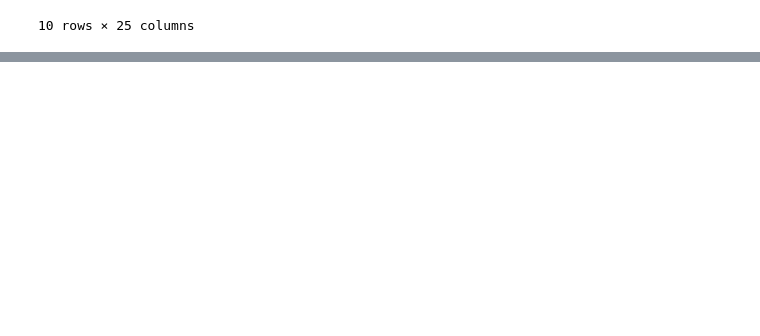
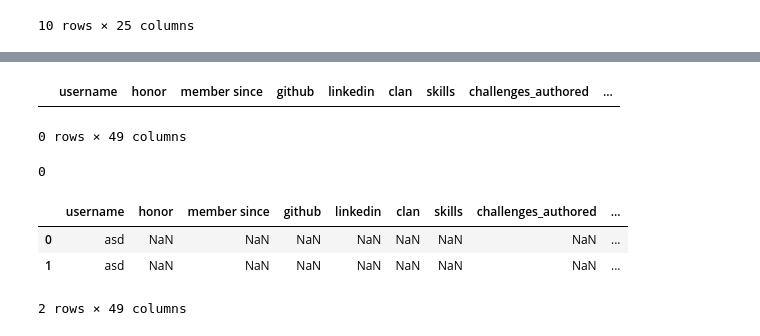
Before and after one commit to albertogcmr/final-project-codewars-ih, a Jupyter notebook: source/codewars-leaderboard.ipynb, the cells around one changed output, grey strips where cells are left out. Drawn from its saved outputs; the diff is of its cells as text; code cells hidden in the pictures; blank space fills up the shorter version.

Commit message:
get all languages

```diff
--- a/source/codewars-leaderboard.ipynb
+++ b/source/codewars-leaderboard.ipynb
@@ -183,7 +183,8 @@ def get_user_api(user='albertogcmr'):
     url = 'https://www.codewars.com/api/v1/users/{}'.format(user)
     response = requests.get(url)
     return response.json()
-get_user_api()
+alberto = get_user_api()
+alberto
 # %% [output]
 {'username': 'albertogcmr',
  'name': 'Alberto García cobo',
@@ -291,7 +292,8 @@ flat.head(10)
 def get_languages(url='https://www.codewars.com/kata/latest/my-languages', ignore={'All'}):
     html = requests.get(url).content
     soup = BeautifulSoup(html, "lxml")
-    return {e.text for e in soup.select('#language_filter option')}.difference(ignore)
+    return {e.text.lower() for e in soup.select('#language_filter option')}.difference(ignore)
 
-get_languages()
+languages = get_languages()
+languages
 # %% [output]
@@ -338,0 +317,8 @@ languages
+# %%
+languages = get_languages()
+user_columns = ['username', 'honor', 'member since', 'github', 'linkedin', 'clan', 'skills',
+                'challenges_authored', 'challenges_completed']
+# %%
+columns = [u for u in user_columns] + [l for l in languages]
+df_users = pd.DataFrame(columns = columns)
+df_users.head()
@@ -338,0 +375,47 @@ languages
+# %%
+df_users.head()
+# %% [output]
+|  | username | honor | member since | github | linkedin | clan | skills | challenges_authored | ... |
+0 rows × 49 columns
+# %%
+def get_value_from_json(user_json, value='username'):
+    '''
+    value en nivel 1 del json:
+    possible values = ['username', 'honor', 'clan', 'leaderboardPosition', 'skills']
+
+    '''
+    return user_json[value]
+
+def get_score_language(user_json, language):
+    try:
+        score = user_json['ranks']['languages'][language]['score']
+    except:
+        score = 0
+    else:
+        pass
+    finally:
+        pass
+    return score
+
+get_score_language(user_json=alberto, language='sca')
+# get_value_from_json(alberto, 'skills')
+# %% [output]
+0
+# %%
+def create_row(data, new_user):
+    res = data
+    res = res.append(other={'username': 'asd'}, ignore_index=True)
+    return res
+
+
+for lang in languages:
+    # print(get_score_language(user_json=alberto, language=lang))
+    pass
+
+df_users = create_row(data=df_users, new_user=alberto)
+df_users.head()
+# %% [output]
+|  | username | honor | member since | github | linkedin | clan | skills | challenges_authored | ... |
+| 0 | asd | NaN | NaN | NaN | NaN | NaN | NaN | NaN | ... |
+| 1 | asd | NaN | NaN | NaN | NaN | NaN | NaN | NaN | ... |
+2 rows × 49 columns
```
Also changed, not shown: parts of 9 cells of this notebook.
